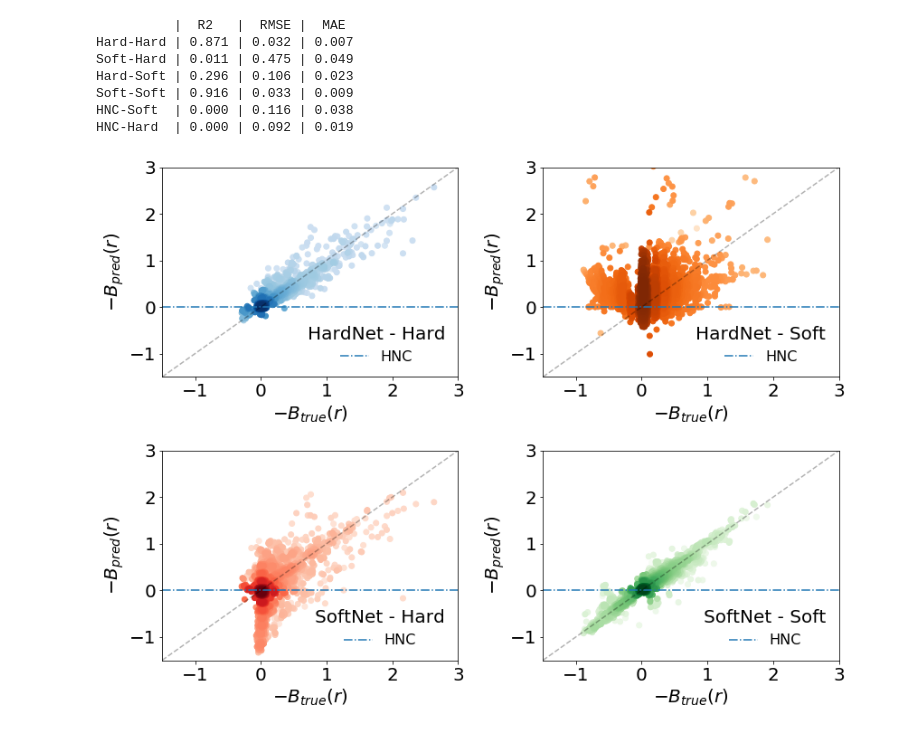
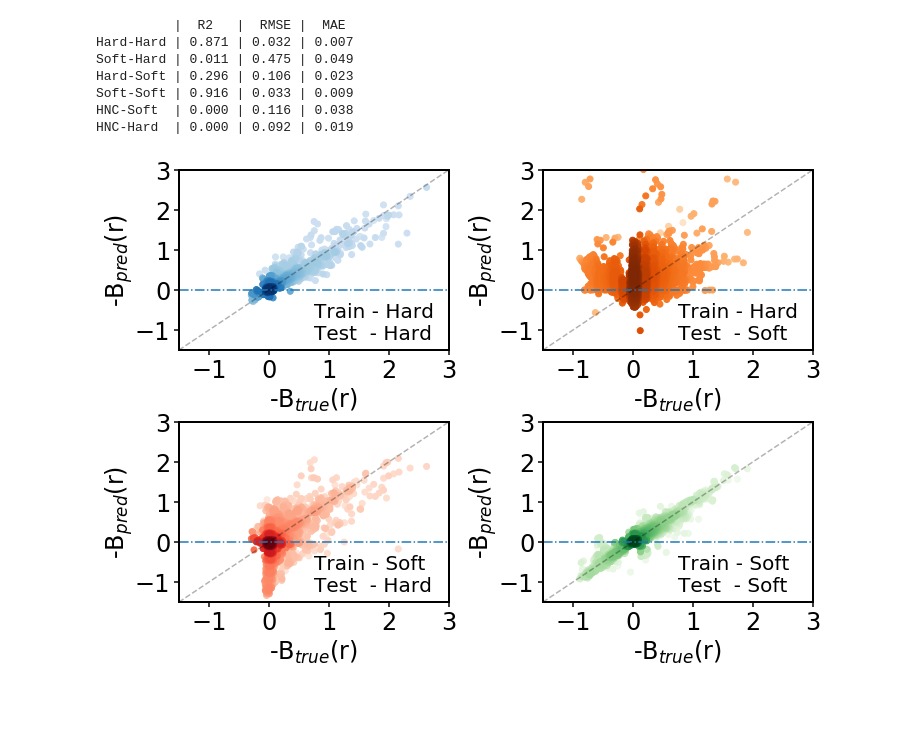
Before and after one commit to CompRhys/ornstein-zernike, a Jupyter notebook: learn/learn-bridge-function-hard-soft.ipynb, the cells around one changed output. Cells and saved outputs as stored; diff of their text form; code cells hidden in the pictures; blank space fills up the shorter version.

Commit message:
updated plots

```diff
--- a/learn/learn-bridge-function-hard-soft.ipynb
+++ b/learn/learn-bridge-function-hard-soft.ipynb
@@ -183,67 +183,77 @@ cmap_r = LinearSegmentedColormap.from_list('name', colors)
 colors = plt.get_cmap('Greens')(interval)
 cmap_g = LinearSegmentedColormap.from_list('name', colors)
 # %%
-matplotlib.rcParams.update({'font.size': 20})
+# plt.rc('font', family='serif')
+plt.rc('font', size=24)
+plt.rcParams['axes.linewidth'] = 2
+plt.rcParams['xtick.major.size'] = 5
+plt.rcParams['xtick.major.width'] = 1.5
+plt.rcParams['ytick.major.size'] = 5
+plt.rcParams['ytick.major.width'] = 1.5
 
-fig, ax = plt.subplots(2,2, figsize=(12,9))
+fig, ax = plt.subplots(2,2, figsize=(10, 7.5))
+plt.subplots_adjust(top=0.95, bottom=0.15,
+                    wspace=0.35, hspace=0.40,
+                    left=0.10, right=0.98,)
 
 density_scatter(-y_test_hard.ravel(), -y_hard_hard.ravel(), cmap_b, ax=ax[0,0])
 
 density_scatter(-y_test_soft.ravel(), -y_soft_hard.ravel(), cmap_o, ax=ax[0,1])
 
 density_scatter(-y_test_hard.ravel(), -y_hard_soft.ravel(), cmap_r, ax=ax[1,0])
 
 density_scatter(-y_test_soft.ravel(), -y_soft_soft.ravel(), cmap_g, ax=ax[1,1])
 
-# ax[0,0].plot(-y_test, -y_gam, linestyle="None",
-#         marker="+", label='$B_{ga}$', alpha=0.3,mew=3, color="tab:blue")
-
-# ax[0,1].plot(-y_test, -y_local, linestyle="None",
-#         marker="+", label='$B_{la}$', alpha=0.3,mew=3, color="tab:orange")
-
-# ax[1,0].plot(-y_test, -y_fluct, linestyle="None",
-#         marker="x", label='$B_{fa}$', alpha=0.3,mew=3, color="tab:green")
-
-# ax[1,1].plot(-y_test, -y_non_local, linestyle="None",
-#         marker="x", label='$B_{nla}$', alpha=0.3,mew=3, color="tab:red")
-
-ax[0,0].plot([-1.5, 3], [0, 0], linestyle="-.", label='HNC', color="tab:blue")
+ax[0,0].plot([-1.5, 3], [0, 0], linestyle="-.", color="tab:blue")
 ax[0,0].plot([-1.5, 3], [-1.5, 3], linestyle="--", color='k',  alpha=0.3)
-ax[0,0].set_xlabel('$-B_{true}(r)$')
-ax[0,0].set_ylabel('$-B_{pred}(r)$')
+ax[0,0].set_xlabel('-B$_{true}$(r)')
+ax[0,0].set_ylabel('-B$_{pred}$(r)', labelpad=0)
 ax[0,0].set_xlim((-1.5,3))
 ax[0,0].set_ylim((-1.5,3))
+ax[0,0].set_xticks((-1,0,1,2,3))
+ax[0,0].set_yticks((-1,0,1,2,3))
 
-ax[0,1].plot([-1.5, 3], [0, 0], linestyle="-.", label='HNC', color="tab:blue")
+ax[0,1].plot([-1.5, 3], [0, 0], linestyle="-.", color="tab:blue")
 ax[0,1].plot([-1.5, 3], [-1.5, 3], linestyle="--", color='k',  alpha=0.3)
-ax[0,1].set_xlabel('$-B_{true}(r)$')
-ax[0,1].set_ylabel('$-B_{pred}(r)$')
+ax[0,1].set_xlabel('-B$_{true}$(r)')
+ax[0,1].set_ylabel('-B$_{pred}$(r)', labelpad=0)
 ax[0,1].set_xlim((-1.5,3))
 ax[0,1].set_ylim((-1.5,3))
+ax[0,1].set_xticks((-1,0,1,2,3))
+ax[0,1].set_yticks((-1,0,1,2,3))
 
-ax[1,0].plot([-1.5, 3], [0, 0], linestyle="-.", label='HNC', color="tab:blue")
+ax[1,0].plot([-1.5, 3], [0, 0], linestyle="-.", color="tab:blue")
 ax[1,0].plot([-1.5, 3], [-1.5, 3], linestyle="--", color='k',  alpha=0.3)
-ax[1,0].set_xlabel('$-B_{true}(r)$')
-ax[1,0].set_ylabel('$-B_{pred}(r)$')
+ax[1,0].set_xlabel('-B$_{true}$(r)')
+ax[1,0].set_ylabel('-B$_{pred}$(r)', labelpad=0)
 ax[1,0].set_xlim((-1.5,3))
 ax[1,0].set_ylim((-1.5,3))
+ax[1,0].set_xticks((-1,0,1,2,3))
+ax[1,0].set_yticks((-1,0,1,2,3))
 
-ax[1,1].plot([-1.5, 3], [0, 0], linestyle="-.", label='HNC', color="tab:blue")
+ax[1,1].plot([-1.5, 3], [0, 0], linestyle="-.", color="tab:blue")
 ax[1,1].plot([-1.5, 3], [-1.5, 3], linestyle="--", color='k',  alpha=0.3)
-ax[1,1].set_xlabel('$-B_{true}(r)$')
-ax[1,1].set_ylabel('$-B_{pred}(r)$')
+ax[1,1].set_xlabel('-B$_{true}$(r)')
+ax[1,1].set_ylabel('-B$_{pred}$(r)', labelpad=0)
 ax[1,1].set_xlim((-1.5,3))
 ax[1,1].set_ylim((-1.5,3))
+ax[1,1].set_xticks((-1,0,1,2,3))
+ax[1,1].set_yticks((-1,0,1,2,3))
 
-ax[0,0].legend(markerscale=1, fontsize=16, frameon=False, title="HardNet - Hard", loc=4)
-ax[0,1].legend(markerscale=1, fontsize=16, frameon=False, title="HardNet - Soft", loc=4)
-ax[1,0].legend(markerscale=1, fontsize=16, frameon=False, title="SoftNet - Hard", loc=4)
-ax[1,1].legend(markerscale=1, fontsize=16, frameon=False, title="SoftNet - Soft", loc=4)
+# ax[0,0].legend(markerscale=1, fontsize=20, frameon=False, title="Train - Hard\nTest  - Hard", loc=4)
+# ax[0,1].legend(markerscale=1, fontsize=20, frameon=False, title="Train - Hard\nTest  - Soft", loc=4)
+# ax[1,0].legend(markerscale=1, fontsize=20, frameon=False, title="Train - Soft\nTest  - Hard", loc=4)
+# ax[1,1].legend(markerscale=1, fontsize=20, frameon=False, title="Train - Soft\nTest  - Soft", loc=4)
 
-plt.tight_layout()
+ax[0,0].annotate("Train - Hard\nTest  - Hard", (0.5,0.06), xycoords='axes fraction', fontsize=20)
+ax[0,1].annotate("Train - Hard\nTest  - Soft", (0.5,0.06), xycoords='axes fraction', fontsize=20)
+ax[1,0].annotate("Train - Soft\nTest  - Hard", (0.5,0.06), xycoords='axes fraction', fontsize=20)
+ax[1,1].annotate("Train - Soft\nTest  - Soft", (0.5,0.06), xycoords='axes fraction', fontsize=20)
+
+# plt.tight_layout()
 
 # plt.savefig("plots/compare_{}.png".format(datetime.now().strftime("%d-%m-%Y_%I-%M-%S_%p")))
-plt.savefig("plots/compare-hard-soft.pdf")
+plt.savefig("plots/compare-hard-soft.png")
 plt.show()
 # %% [output]
-[figure, old version]
+[figure, new version]
```
Also changed, not shown: 4 other files.
